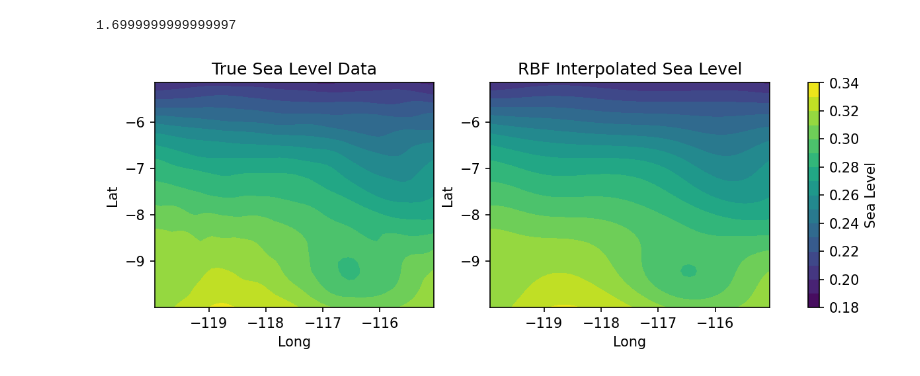
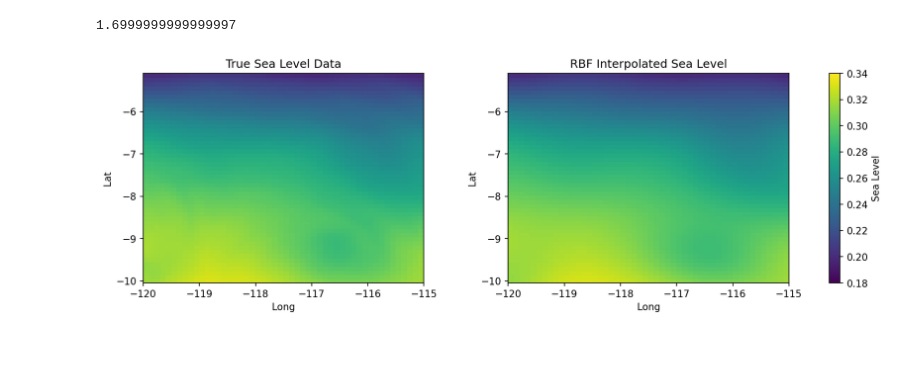
Before and after one commit to rohanlopez7/BML_GP_Project, a Jupyter notebook: Nicole/spatial-rbf.ipynb, the cells around one changed output. Cells and saved outputs as stored; diff of their text form; code cells hidden in the pictures; blank space fills up the shorter version.

Commit message:
Update plots

```diff
--- a/Nicole/spatial-rbf.ipynb
+++ b/Nicole/spatial-rbf.ipynb
@@ -20,7 +21,10 @@ sea_level_picontrol = xr.open_zarr('/scratch/aeb783/data/project/sea_level_picon
 pacific = sea_level_picontrol[dict(time=2000)].sel(xt_ocean=slice(-120,-115), yt_ocean=slice(-10,-5.1))
 # %%
 # Plot sea level of selected area
-pacific['sea_level'].plot(vmin = 0.18, vmax = 0.34)
+vmin=0.18
+vmax=0.34
+
+pacific['sea_level'].plot(vmin=vmin, vmax=vmax)
 plt.title("True Sea Level")
 # %% [output]
 Text(0.5, 1.0, 'True Sea Level')
@@ -239,26 +263,27 @@ pred_labels = (pred_labels * ytrain_std) + ytrain_mean
 # %%
 # Plot True Sea Level Data and GP Prediction
 test_X_1, test_X_2 = np.meshgrid(test_x[:,1].unique(),test_x[:,0].unique())
 
-fig, ax = plt.subplots(1, 2, dpi=150, figsize=(10, 3))
+fig, ax = plt.subplots(1, 2, dpi=150, figsize=(15, 4))
+plt.subplots_adjust(wspace=0.3)
 
-ax[0].contourf(test_X_1, test_X_2,
-             test_y.reshape(test_X_2.shape), levels, vmin=0.18, vmax=0.34)
+ax[0].pcolormesh(test_X_1, test_X_2,
+             test_y.reshape(test_X_2.shape), vmin=vmin, vmax=vmax, shading='auto')
 ax[0].set_title("True Sea Level Data")
 ax[0].set_xlabel("Long")
 ax[0].set_ylabel("Lat")
 
-contour_ = ax[1].contourf(test_X_1, test_X_2,
-             pred_labels.detach().reshape(test_X_2.shape), levels, vmin=0.18, vmax=0.34)
+contour_ = ax[1].pcolormesh(test_X_1, test_X_2,
+             pred_labels.detach().reshape(test_X_2.shape), vmin=vmin, vmax=vmax, shading='auto')
 ax[1].set_title("RBF Interpolated Sea Level")
 ax[1].set_xlabel("Long")
 ax[1].set_ylabel("Lat")
 cbar = fig.colorbar(contour_, ax=ax.ravel().tolist())
 cbar.ax.set_ylabel('Sea Level')
 
 plt.show()
 # %% [output]
-[figure, old version]
+[figure, new version]
 # %%
 train_X_1, train_X_2 = np.meshgrid(test_x[:,1].unique(),test_x[:,0].unique())
 
```
Also changed, not shown: parts of 11 cells of this notebook.
